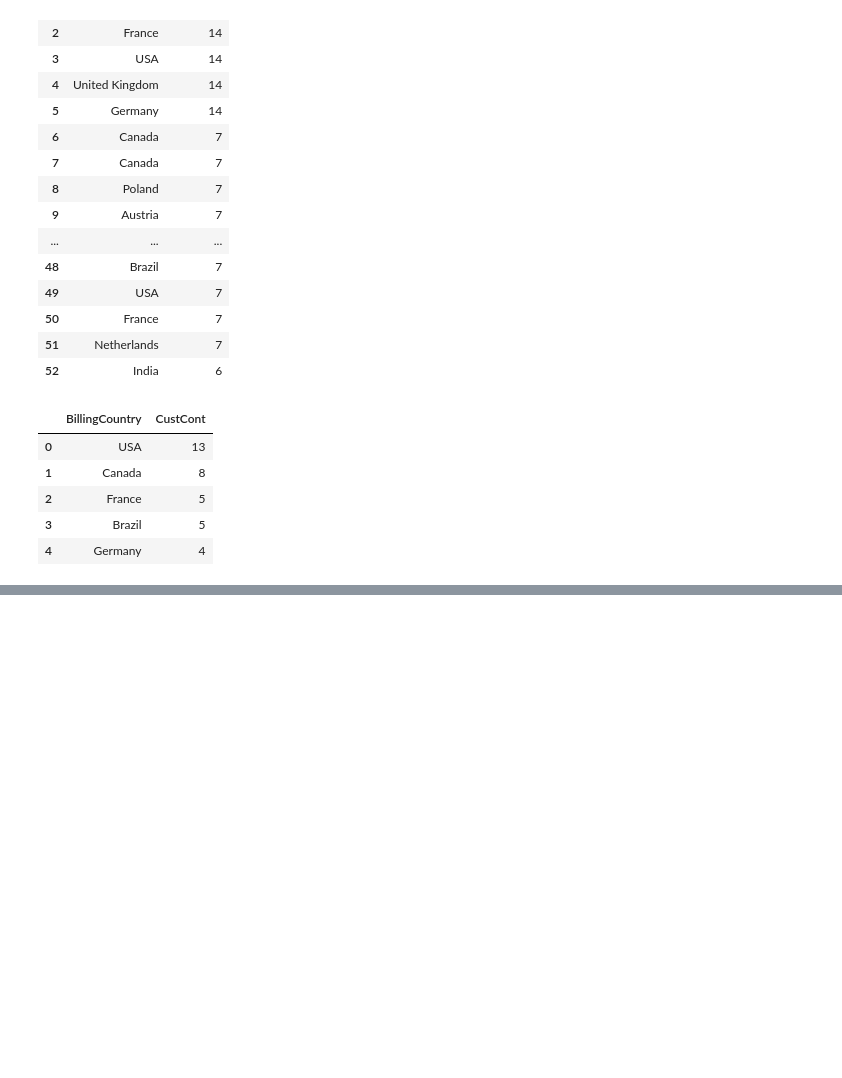
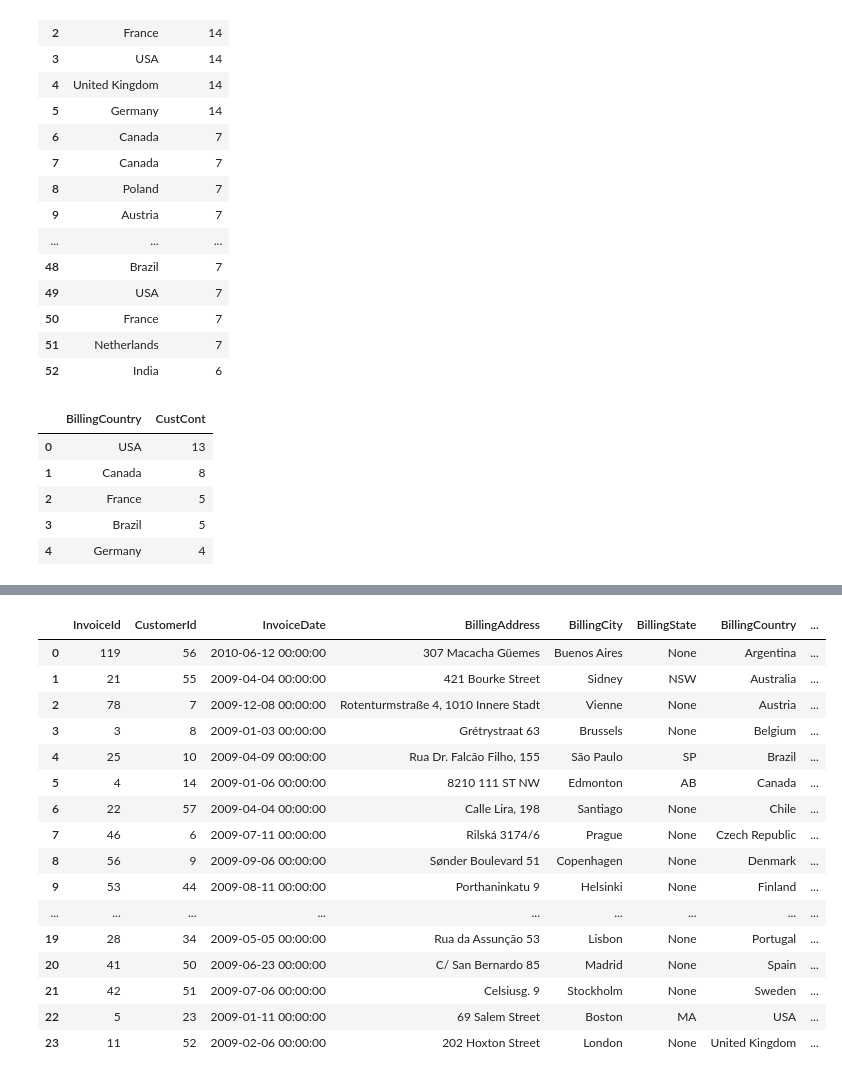
Before and after one commit to Kaewin/NTL01-DTSC-LIVE-040323, a Jupyter notebook: sql_practice/sql_practice.ipynb, the cells around one changed output, grey strips where cells are left out. Saved outputs shown, nothing was run; the diff lists cells and outputs as text; code cells hidden in the pictures; blank space fills up the shorter version.

```diff
--- a/sql_practice/sql_practice.ipynb
+++ b/sql_practice/sql_practice.ipynb
@@ -581,3 +600,35 @@ Country_largest_customers
+# %%
+import pandas as pd
+
+# What is the most popular song by country?
+query = """
+SELECT *
+FROM Invoice
+GROUP BY BIllingCountry
+"""
+
+pd.read_sql(query, con)
+
+
+# Who is the artist?
+# %% [output]
+|  | InvoiceId | CustomerId | InvoiceDate | BillingAddress | BillingCity | BillingState | BillingCountry | ... |
+| 0 | 119 | 56 | 2010-06-12 00:00:00 | 307 Macacha Güemes | Buenos Aires | None | Argentina | ... |
+| 1 | 21 | 55 | 2009-04-04 00:00:00 | 421 Bourke Street | Sidney | NSW | Australia | ... |
+| 2 | 78 | 7 | 2009-12-08 00:00:00 | Rotenturmstraße 4, 1010 Innere Stadt | Vienne | None | Austria | ... |
+| 3 | 3 | 8 | 2009-01-03 00:00:00 | Grétrystraat 63 | Brussels | None | Belgium | ... |
+| 4 | 25 | 10 | 2009-04-09 00:00:00 | Rua Dr. Falcão Filho, 155 | São Paulo | SP | Brazil | ... |
+| 5 | 4 | 14 | 2009-01-06 00:00:00 | 8210 111 ST NW | Edmonton | AB | Canada | ... |
+| 6 | 22 | 57 | 2009-04-04 00:00:00 | Calle Lira, 198 | Santiago | None | Chile | ... |
+| 7 | 46 | 6 | 2009-07-11 00:00:00 | Rilská 3174/6 | Prague | None | Czech Republic | ... |
+| 8 | 56 | 9 | 2009-09-06 00:00:00 | Sønder Boulevard 51 | Copenhagen | None | Denmark | ... |
+| 9 | 53 | 44 | 2009-08-11 00:00:00 | Porthaninkatu 9 | Helsinki | None | Finland | ... |
+| ... | ... | ... | ... | ... | ... | ... | ... | ... |
+| 19 | 28 | 34 | 2009-05-05 00:00:00 | Rua da Assunção 53 | Lisbon | None | Portugal | ... |
+| 20 | 41 | 50 | 2009-06-23 00:00:00 | C/ San Bernardo 85 | Madrid | None | Spain | ... |
+| 21 | 42 | 51 | 2009-07-06 00:00:00 | Celsiusg. 9 | Stockholm | None | Sweden | ... |
+| 22 | 5 | 23 | 2009-01-11 00:00:00 | 69 Salem Street | Boston | MA | USA | ... |
+| 23 | 11 | 52 | 2009-02-06 00:00:00 | 202 Hoxton Street | London | None | United Kingdom | ... |
 # %%
 # What is the most common artist by playlist?
 
```
Also changed, not shown: parts of 1 cell of this notebook.
